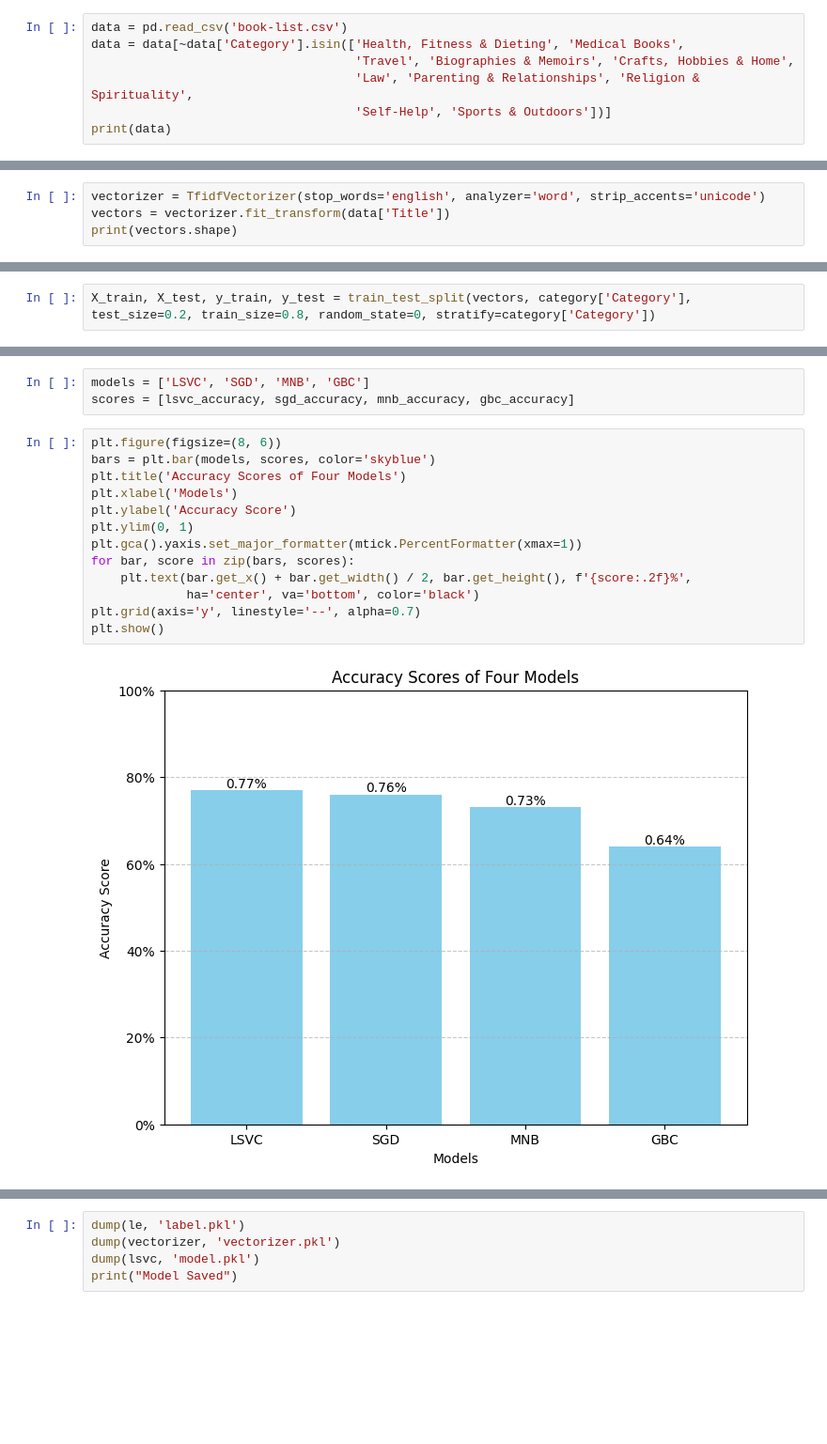
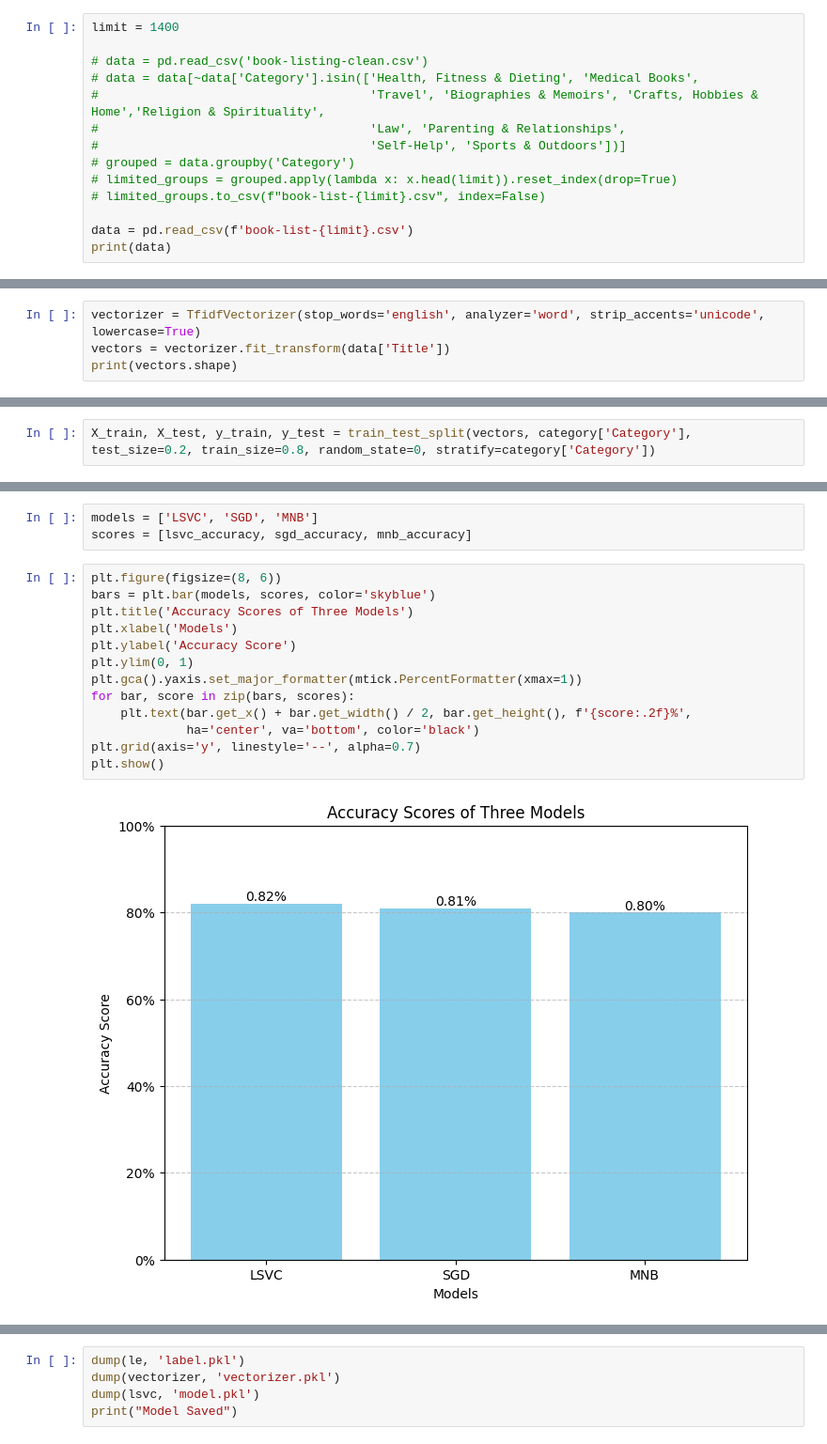
Before and after one commit to izzanka/book-category-classifier, a Jupyter notebook: main.ipynb, the cells around one changed output, grey strips where cells are left out. Shown: that part at 94% size. Cells and saved outputs as stored; diff of their text form; blank space fills up the shorter version.

```diff
--- a/main.ipynb
+++ b/main.ipynb
@@ -14,11 +13,18 @@ from sklearn.ensemble import GradientBoostingClassifier
 import matplotlib.pyplot as plt
 import matplotlib.ticker as mtick
 # %%
-data = pd.read_csv('book-list.csv')
-data = data[~data['Category'].isin(['Health, Fitness & Dieting', 'Medical Books',
-                                    'Travel', 'Biographies & Memoirs', 'Crafts, Hobbies & Home',
-                                    'Law', 'Parenting & Relationships', 'Religion & Spirituality',
-                                    'Self-Help', 'Sports & Outdoors'])]
+limit = 1400
+
+# data = pd.read_csv('book-listing-clean.csv')
+# data = data[~data['Category'].isin(['Health, Fitness & Dieting', 'Medical Books',
+#                                     'Travel', 'Biographies & Memoirs', 'Crafts, Hobbies & Home','Religion & Spirituality',
+#                                     'Law', 'Parenting & Relationships',
+#                                     'Self-Help', 'Sports & Outdoors'])]
+# grouped = data.groupby('Category')
+# limited_groups = grouped.apply(lambda x: x.head(limit)).reset_index(drop=True)
+# limited_groups.to_csv(f"book-list-{limit}.csv", index=False)
+
+data = pd.read_csv(f'book-list-{limit}.csv')
 print(data)
 # %% [output]
                                                    Title            Category
@@ -74,7 +80,7 @@ le.inverse_transform([0])[0]
 # %% [output]
 'Arts & Photography'
 # %%
-vectorizer = TfidfVectorizer(stop_words='english', analyzer='word', strip_accents='unicode')
+vectorizer = TfidfVectorizer(stop_words='english', analyzer='word', strip_accents='unicode', lowercase=True)
 vectors = vectorizer.fit_transform(data['Title'])
 print(vectors.shape)
 # %% [output]
@@ -221,19 +196,19 @@ print(gbc_accuracy)
 # %%
-models = ['LSVC', 'SGD', 'MNB', 'GBC']
-scores = [lsvc_accuracy, sgd_accuracy, mnb_accuracy, gbc_accuracy]
+models = ['LSVC', 'SGD', 'MNB']
+scores = [lsvc_accuracy, sgd_accuracy, mnb_accuracy]
 # %%
 plt.figure(figsize=(8, 6))
 bars = plt.bar(models, scores, color='skyblue')
-plt.title('Accuracy Scores of Four Models')
+plt.title('Accuracy Scores of Three Models')
 plt.xlabel('Models')
 plt.ylabel('Accuracy Score')
 plt.ylim(0, 1)
 plt.gca().yaxis.set_major_formatter(mtick.PercentFormatter(xmax=1))
 for bar, score in zip(bars, scores):
     plt.text(bar.get_x() + bar.get_width() / 2, bar.get_height(), f'{score:.2f}%',
              ha='center', va='bottom', color='black')
 plt.grid(axis='y', linestyle='--', alpha=0.7)
 plt.show()
 # %% [output]
-[figure, old version]
+[figure, new version]
 # %%
```
Also changed, not shown: parts of 14 cells of this notebook, 4 other files.
